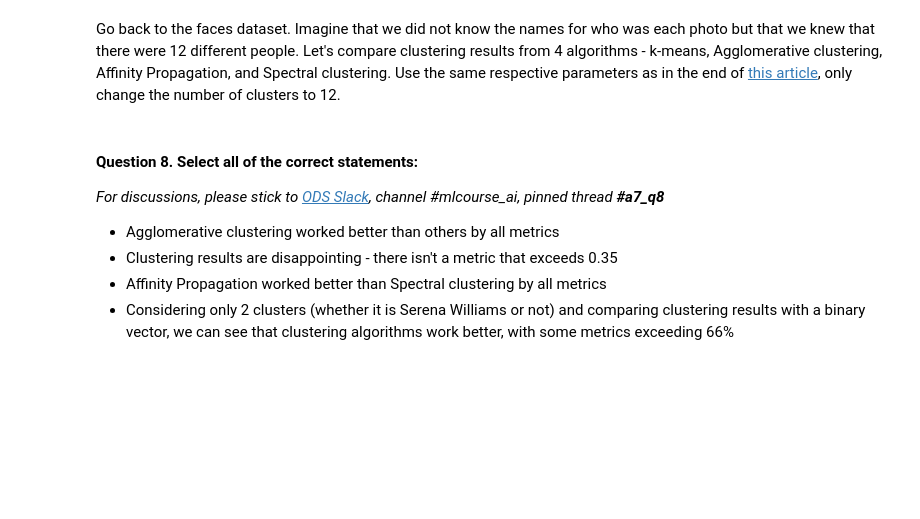
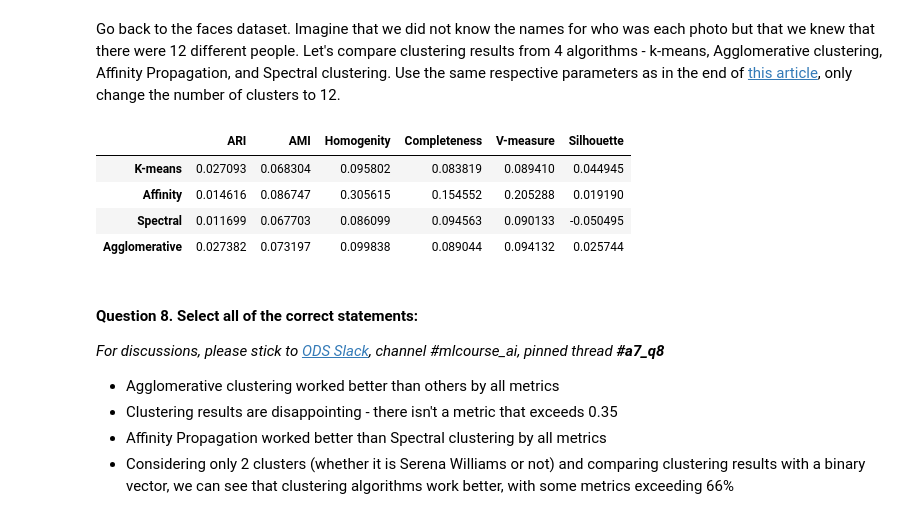
Before and after one commit to roundEgg/mlcourse.ai, a Jupyter notebook: jupyter_english/assignments_fall2018/assignment7_pca_clustering.ipynb, the cells around one changed output. Drawn from its saved outputs; the diff is of its cells as text; code cells hidden in the pictures; blank space fills up the shorter version.

```diff
--- a/jupyter_english/assignments_fall2018/assignment7_pca_clustering.ipynb
+++ b/jupyter_english/assignments_fall2018/assignment7_pca_clustering.ipynb
@@ -310,3 +308,45 @@ Go back to the faces dataset. Imagine that we did not know the names for who was
+# %%
+# Your code here
+
+from sklearn import metrics
+import pandas as pd
+from sklearn.cluster import KMeans, AgglomerativeClustering, AffinityPropagation, SpectralClustering
+
+
+
+X, y = x_scale, lfw_people.target
+
+algorithms = []
+algorithms.append(KMeans(n_clusters=12, random_state=1))
+algorithms.append(AffinityPropagation())
+algorithms.append(SpectralClustering(n_clusters=12, random_state=1,
+                                     affinity='nearest_neighbors'))
+algorithms.append(AgglomerativeClustering(n_clusters=12))
+
+data = []
+for algo in algorithms:
+    algo.fit(X)
+    data.append(({
+        'ARI': metrics.adjusted_rand_score(y, algo.labels_),
+        'AMI': metrics.adjusted_mutual_info_score(y, algo.labels_),
+        'Homogenity': metrics.homogeneity_score(y, algo.labels_),
+        'Completeness': metrics.completeness_score(y, algo.labels_),
+        'V-measure': metrics.v_measure_score(y, algo.labels_),
+        'Silhouette': metrics.silhouette_score(X, algo.labels_)}))
+
+results = pd.DataFrame(data=data, columns=['ARI', 'AMI', 'Homogenity',
+                                           'Completeness', 'V-measure',
+                                           'Silhouette'],
+                       index=['K-means', 'Affinity',
+                              'Spectral', 'Agglomerative'])
+
+results
+# %% [output]
+|  | ARI | AMI | Homogenity | Completeness | V-measure | Silhouette |
+| K-means | 0.027093 | 0.068304 | 0.095802 | 0.083819 | 0.089410 | 0.044945 |
+| Affinity | 0.014616 | 0.086747 | 0.305615 | 0.154552 | 0.205288 | 0.019190 |
+| Spectral | 0.011699 | 0.067703 | 0.086099 | 0.094563 | 0.090133 | -0.050495 |
+| Agglomerative | 0.027382 | 0.073197 | 0.099838 | 0.089044 | 0.094132 | 0.025744 |
 # %% [markdown]
 #### Question 8. </font> Select all of the correct statements:
 
```
Also changed, not shown: parts of 2 cells of this notebook.
